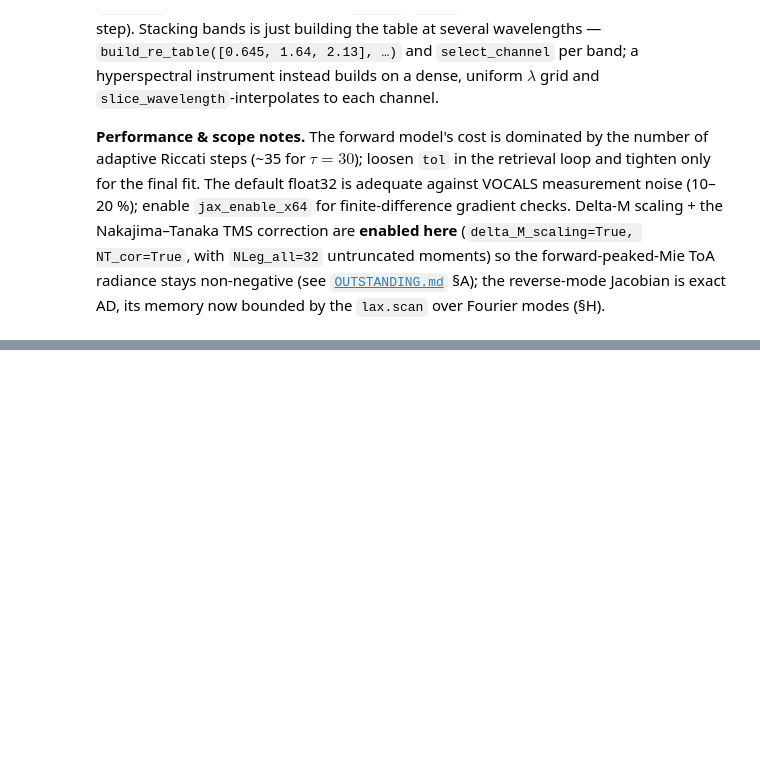
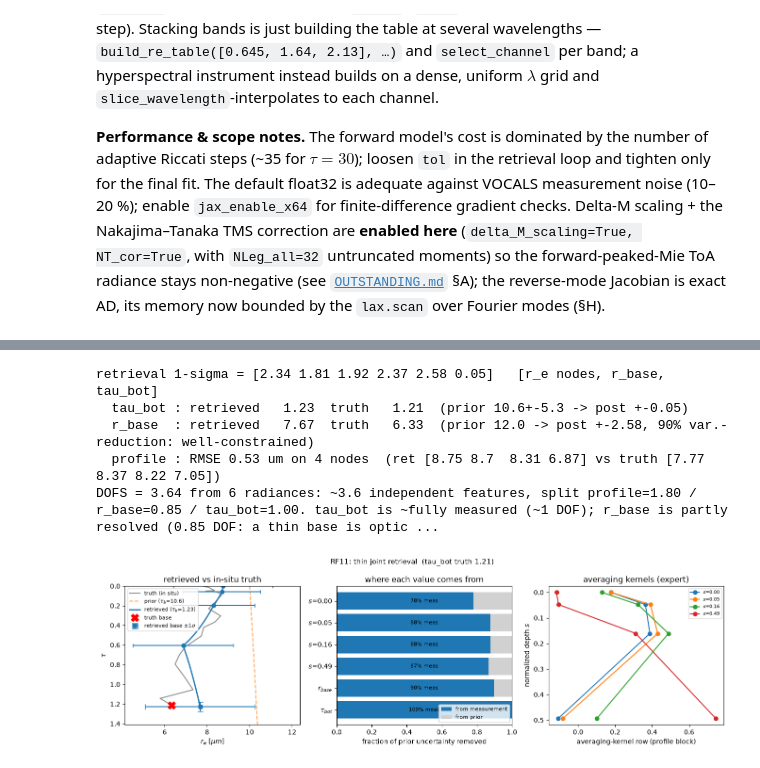
Before and after one commit to dhjx1996/Pythonic-DISORT_inhomogeneous_atmosphere, a Jupyter notebook: docs/riccati_solver_VOCALS_retrieval.ipynb, the cells around one changed output, grey strips where cells are left out. Saved outputs shown, nothing was run; the diff lists cells and outputs as text; code cells hidden in the pictures; blank space fills up the shorter version.

```diff
--- a/docs/riccati_solver_VOCALS_retrieval.ipynb
+++ b/docs/riccati_solver_VOCALS_retrieval.ipynb
@@ -375,9 +111,0 @@ comparison. Flipping the lever changes the retrieval and this plot consistently.
-# %%
-post = roe.posterior_diagnostics(res.K, res.Sa, res.Se)
-print(dofs_sentence(post, fwd.m))
-print('retrieval 1-sigma error =', np.round(post.error, 2), 'um  (per node, top->base)')
-
-# plot_uq draws all three panels via fwd.profile() (the forward's own r_e(tau)),
-# so the displayed curve mirrors F(x); the middle panel is the headline split.
-_ = plot_uq(fwd, res, post, truth,
-            title=f'{truth.flight}: thin cloud  (tau_bot={truth.tau_bot:.1f})')
@@ -487,0 +310,6 @@ DOFS = 2.36: from 9 radiances the measurement pins down about 2.4 independent fe
+# %%
+y = roe.osse_observation(fwd, truth.tau, truth.r_e)        # noiseless joint OSSE
+Se = np.diag((0.03 * np.maximum(np.abs(y), 0.02)) ** 2)    # ~3% radiometric + floor
+print('observation y = pi u/(mu0 I0)   [rows = bands, cols = view angles]')
+print(np.round(y.reshape(len(bands), view_mu.size), 4))
+assert np.all(y > 0), 'unphysical (negative) reflectance'
@@ -487,0 +363,6 @@ DOFS = 2.36: from 9 radiances the measurement pins down about 2.4 independent fe
+# %%
+prior_builder = lambda sn: roe.make_joint_prior(
+    sn, tau_bot_prior=clim['tau_bot_mean'], sigma_tau_bot=sig_tau, **BROAD)
+x_a, Sa = prior_builder(s_grid)
+print('prior x_a    =', np.round(x_a, 2), '  [r_e nodes, r_base, tau_bot]')
+print('prior sigma  =', np.round(np.sqrt(np.diag(Sa)), 1), '  (tau_bot is the last)')
@@ -487,0 +383,12 @@ DOFS = 2.36: from 9 radiances the measurement pins down about 2.4 independent fe
+# %%
+res = roe.gauss_newton_oe(
+    fwd, y, s_grid, x_a, Sa, Se, n_iter=12, lm=1e-2, xtol=2e-3,
+    n_outer=2, k_active=k_active, prior_builder=prior_builder,
+    remesh_if_chi2_red_gt=2.0)
+remeshed = not (len(res.tau_nodes) == len(s_grid)
+                and np.allclose(res.tau_nodes, s_grid, atol=1e-3))
+print(f'converged={res.converged}, '
+      f'cost {res.cost_history[0]:.2e} -> {res.cost_history[-1]:.2e}, '
+      f'||y-F|| = {np.linalg.norm(res.y - res.Fx):.2e}')
+print(f'final grid s = {np.round(res.tau_nodes, 3)}  '
+      f'(re-mesh {"applied" if remeshed else "skipped by chi2 gate -- fit at noise floor"})')
@@ -487,0 +414,16 @@ DOFS = 2.36: from 9 radiances the measurement pins down about 2.4 independent fe
+# %%
+post = roe.posterior_diagnostics(res.K, res.Sa, res.Se)
+dby = roe.dofs_by_component(post, len(res.tau_nodes),
+                            retrieve_r_base=True, retrieve_tau_bot=True)
+print('retrieval 1-sigma =', np.round(post.error, 2), '  [r_e nodes, r_base, tau_bot]')
+joint_summary(fwd, res, post, truth, clim, sig_tau)
+print(dofs_sentence(post, fwd.m, dby))
+_ = plot_uq(fwd, res, post, truth,
+            title=f'{truth.flight}: thin joint retrieval  (tau_bot truth {truth.tau_bot:.2f})')
+# %% [output]
+retrieval 1-sigma = [2.34 1.81 1.92 2.37 2.58 0.05]   [r_e nodes, r_base, tau_bot]
+  tau_bot : retrieved   1.23  truth   1.21  (prior 10.6+-5.3 -> post +-0.05)
+  r_base  : retrieved   7.67  truth   6.33  (prior 12.0 -> post +-2.58, 90% var.-reduction: well-constrained)
+  profile : RMSE 0.53 um on 4 nodes  (ret [8.75 8.7  8.31 6.87] vs truth [7.77 8.37 8.22 7.05])
+DOFS = 3.64 from 6 radiances: ~3.6 independent features, split profile=1.80 / r_base=0.85 / tau_bot=1.00. tau_bot is ~fully measured (~1 DOF); r_base is partly resolved (0.85 DOF: a thin base is optic ...
+[figure, added]
```
Also changed, not shown: parts of 41 cells of this notebook, 6 other files.
